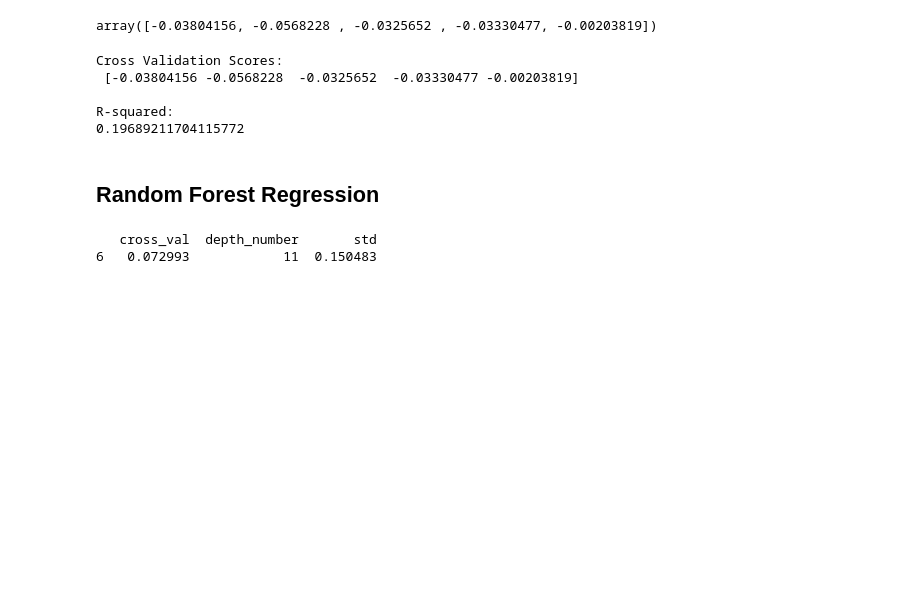
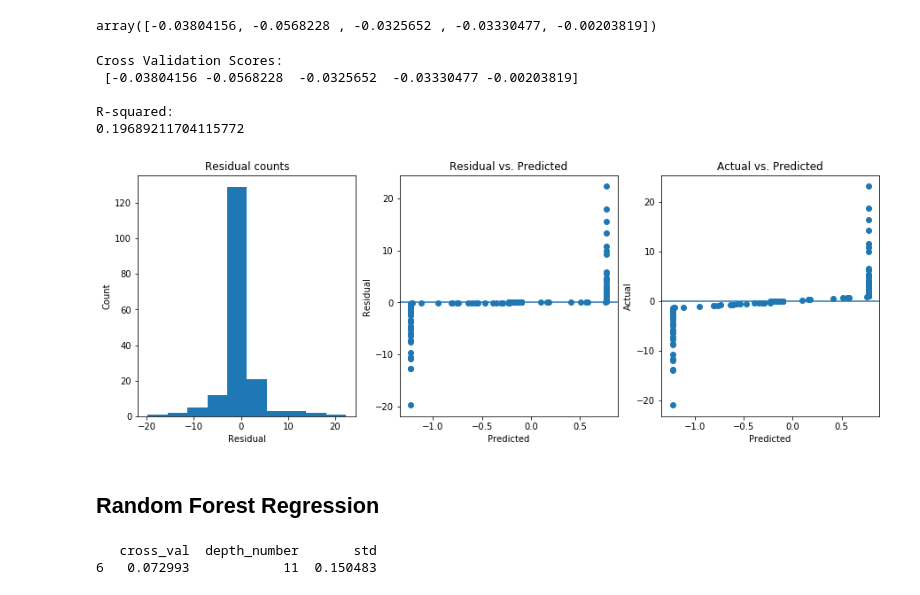
Before and after one commit to mbeckmanssf/Thinkful, a Jupyter notebook: Unit-3/Capstone-Countries.ipynb, the cells around one changed output. Saved outputs shown, nothing was run; the diff lists cells and outputs as text; code cells hidden in the pictures; blank space fills up the shorter version.

```diff
--- a/Unit-3/Capstone-Countries.ipynb
+++ b/Unit-3/Capstone-Countries.ipynb
@@ -427,6 +466,10 @@ Cross Validation Scores:
 
 R-squared:
 0.19689211704115772
+# %%
+model_residuals(svr)
+# %% [output]
+[figure, added]
 # %% [markdown]
 ## Random Forest Regression
 # %%
```
Also changed, not shown: parts of 15 cells of this notebook.
